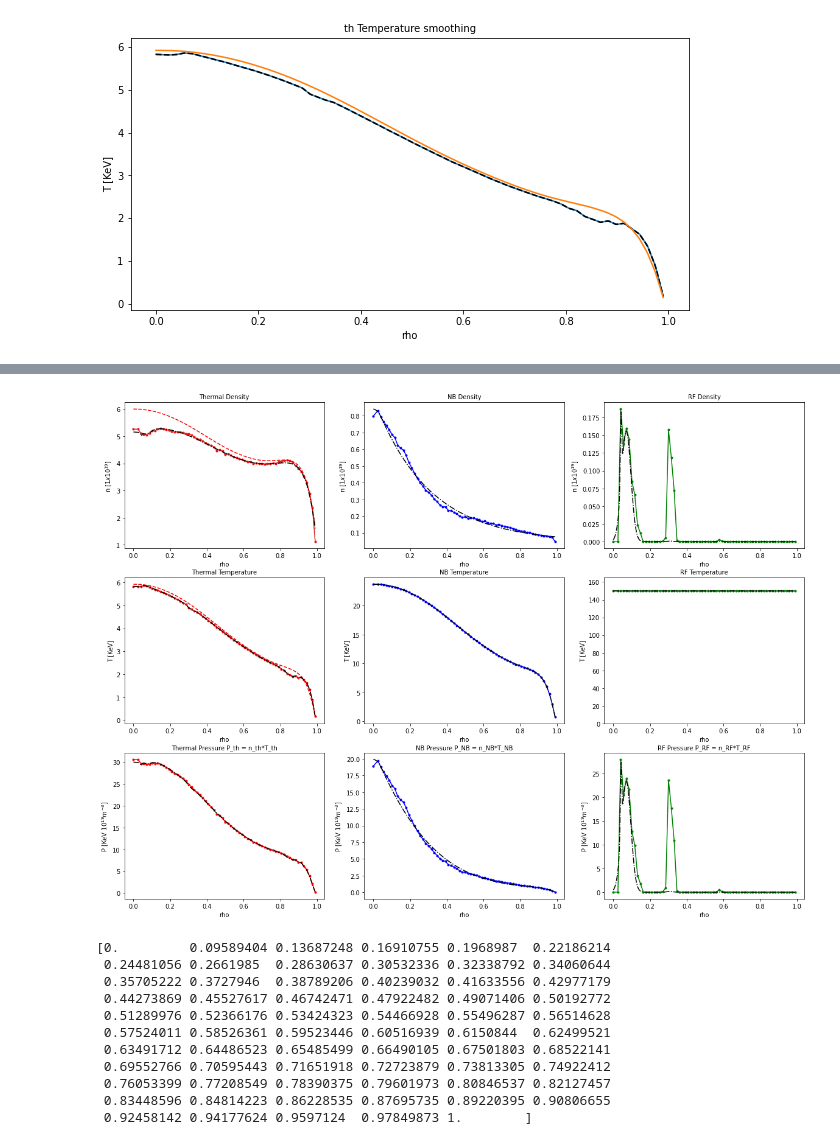
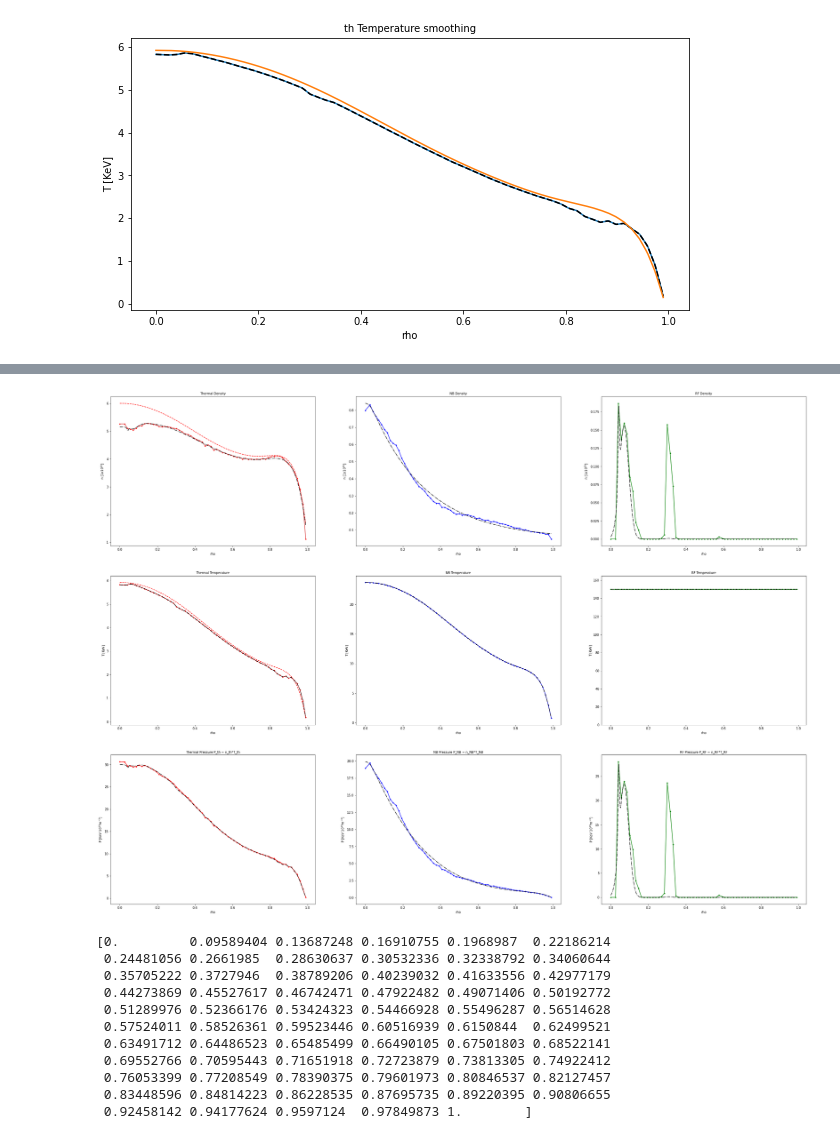
Before and after one commit to vandelij/genray_cql3d_plots, a Jupyter notebook: shots/147634/scan_beam_and_RF/beam_5_RF_testing/make_distrobution.ipynb, the cells around one changed output, grey strips where cells are left out. Cells and saved outputs as stored; diff of their text form; code cells hidden in the pictures.

```diff
--- a/shots/147634/scan_beam_and_RF/beam_5_RF_testing/make_distrobution.ipynb
+++ b/shots/147634/scan_beam_and_RF/beam_5_RF_testing/make_distrobution.ipynb
@@ -1331,7 +1343,7 @@ Maxwellian total density:  8486776519074540.0
 [figure]
 # %%
 # plot the thermal, neutral beam, and RF density and temperature
-factor1 = 1
+factor1 = 2
 fig, axs = plt.subplots(3, 3, figsize=(20*factor1, 15*factor1))
 axs[0, 0].plot(rho, nth_array, 'tab:red')
 axs[0, 0].scatter(rho, nth_array, color='red', marker='.')
@@ -1373,34 +1385,34 @@ axs[0, 2].set_ylabel(r'n $[1x10^{19}]$')
 axs[1, 2].plot(rho, TRF_array, color='green')
 axs[1, 2].scatter(rho, TRF_array, color='green', marker='.')
 axs[1, 2].plot(rho_fine, TRF_tosave_kev, color='black', linestyle='dashdot')
 axs[1, 2].set_title('RF Temperature')
 axs[1, 2].set_xlabel('rho')
 axs[1, 2].set_ylabel('T [KeV]')
 axs[1, 2].set_ylim(0, T3U*1.1)
 
 axs[2, 0].plot(rho, Tth_array*nth_array, color='red')
 axs[2, 0].scatter(rho, Tth_array*nth_array, color='red', marker='.')
 axs[2, 0].plot(rho_fine, Tth_tosave_kev*nth_tosave_metric/1e19, color='black', linestyle='dashdot')
 axs[2, 0].set_title('Thermal Pressure P_th = n_th*T_th')
 axs[2, 0].set_xlabel('rho')
 axs[2, 0].set_ylabel(r'P [KeV $10^{19}m^{-3}$]')
 
 axs[2, 1].plot(rho, TNB_array*nNB_array, color='blue')
 axs[2, 1].scatter(rho, TNB_array*nNB_array, color='blue', marker='.')
 axs[2, 1].plot(rho_fine, TNB_tosave_kev*nNB_tosave_metric/1e19, color='black', linestyle='dashdot')
 axs[2, 1].set_title('NB Pressure P_NB = n_NB*T_NB')
 axs[2, 1].set_xlabel('rho')
 axs[2, 1].set_ylabel(r'P [KeV $10^{19}m^{-3}$]')
 
 axs[2, 2].plot(rho, TRF_array*nRF_array, color='green')
 axs[2, 2].scatter(rho, TRF_array*nRF_array, color='green', marker='.')
 axs[2, 2].plot(rho_fine, TRF_tosave_kev*nRF_tosave_metric/1e19, color='black', linestyle='dashdot')
 axs[2, 2].set_title('RF Pressure P_RF = n_RF*T_RF')
 axs[2, 2].set_xlabel('rho')
 axs[2, 2].set_ylabel(r'P [KeV $10^{19}m^{-3}$]')
 plt.show()
 # %% [output]
-[figure, old version]
+[figure, new version]
 # %%
 rho_pol = np.loadtxt('../../rho_pol.txt')
 rho_tor = np.loadtxt('../../rho_tor.txt')
```
Also changed, not shown: parts of 3 cells of this notebook, 4 other files.
